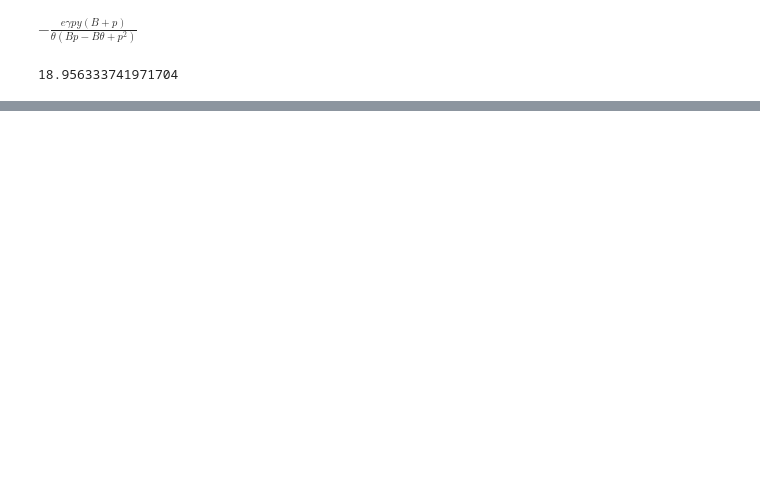
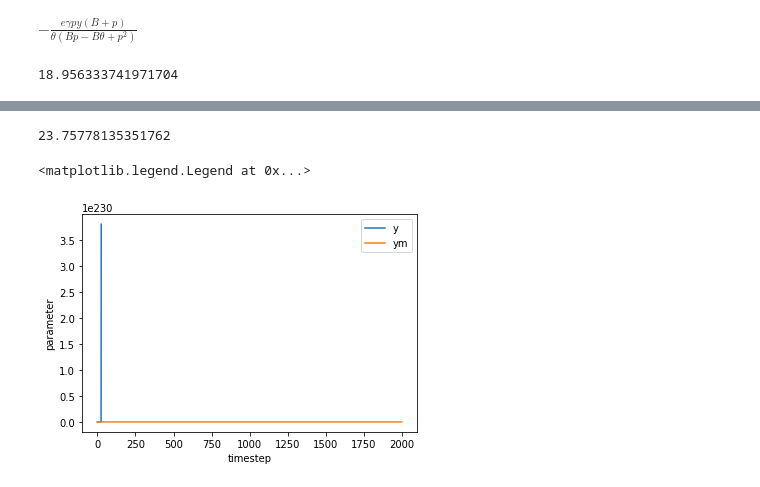
Before and after one commit to derekboase/ELG7113, a Jupyter notebook: system_models/alfa_model/alfa system model.ipynb, the cells around one changed output, grey strips where cells are left out. Cells and saved outputs as stored; diff of their text form; code cells hidden in the pictures; blank space fills up the shorter version.

```diff
--- a/system_models/alfa_model/alfa system model.ipynb
+++ b/system_models/alfa_model/alfa system model.ipynb
@@ -62,3 +88,7 @@ B
+# %%
+B
+# %% [output]
+23.75778135351762
 # %%
 #from dynamics of system, all units SI
 #rho in kg/m^3
@@ -67,17 +97,16 @@ g = 9.8
 m = 0.01
 rho = 1.225
 Vb = (4/3)*np.pi*(radius**3)
-v_eq = 1
+v_eq=0.7979
 B = 2*g*(m-rho*Vb)/(m*v_eq)
 
-#model variables OMEGA and ZETA
-#OMEGA can be set to whatever
-#if model following B = ZETA
-OMEGA = 1
-ZETA = B
+OMEGA = 2.437
+ZETA = 1
 
 #duration of timestep
+maxt = 200
 ts = 0.1
+n_steps = int(maxt/ts)
 
 #adaptation gain
 GAMMA = 1
@@ -86,18 +115,19 @@ def MRAS_Control(theta_i, theta_p1_i, theta_p2_i,
                 u_i, uc_i, y_i, y_p1_i, y_p2_i,
                 ym_i, ym_p1_i):
 
-    u_o = theta_i*(y_i-uc_i)
 
-    ym_p2_o = OMEGA*uc_i - ZETA*ym_p1_i - OMEGA*ym_i
+    ym_p2_o = (OMEGA**2)*uc_i - 2*ZETA*OMEGA*ym_p1_i - (OMEGA**2)*ym_i
     ym_p1_o = ym_p1_i + ts*ym_p2_o
     ym_o = ym_i + ts*ym_p1_o
 
     error = y_i - ym_o
 
-    theta_p3_o = -(GAMMA*error/theta_i)*(B*y_p1_i+y_p2_i) - B*theta_p2_i + B*theta_i*theta_p1_i
+    #theta_p3_o = -(GAMMA*error/theta_i)*(B*y_p1_i+y_p2_i) - B*theta_p2_i + B*theta_i*theta_p1_i
+    theta_p3_o = -(error*GAMMA/OMEGA**2)*((B**2)*y_p1_i+B*y_p2_i) - B*theta_p2_i - (OMEGA**2)*theta_p1_i
     theta_p2_o = theta_p2_i + ts*theta_p3_o
     theta_p1_o = theta_p1_i + ts*theta_p2_o
     theta_o = theta_i + ts*theta_p1_o
+    u_o = theta_i*(y_i-uc_i)
 
     result_dict = {
                    "ym_p1": ym_p1_o,
@@ -109,47 +139,89 @@ def MRAS_Control(theta_i, theta_p1_i, theta_p2_i,
                   }
     return result_dict
 
+def system_sim(y_p1_i,y_i,u_i):
+    y_p2_o = B*u_i - B*y_p1_i
+
+    y_p1_o = y_p1_i + ts*y_p2_o
+
+    y_o = y_p1_i + ts*y_p1_o
+
+
+    system_dict = {"y_p2":y_p2_o,
+                "y_p1": y_p1_o,
+                  "y": y_o}
+
+    return system_dict
+
 #initial conditions
-theta_i = 0.1
+theta_i = -OMEGA/B
 theta_p1_i = 0
 theta_p2_i = 0
 u_i = 0
 ym_i = 0
 ym_p1_i = 0
+
 #y_i, y_p1_i and y_p2_i are measured
+y_i = 0
+y_p1_i = 0
+y_p2_i = 0
 
 #control input
-uc_i = 0.5
+uc_i = 1
+
+#lists to plot
+y_list = []
+ym_list = []
+u_list = []
+tc= []
+error_list = []
 
 #main loop
 test_val = True
-while test_val == True:
+for i in range(n_steps):
     #these would be measured from the system
-    y_i = 0
-    y_p1_i = 0
-    y_p2_i = 0
+    system_values = system_sim(y_p1_i,y_i,u_i)
+    y_i = system_values["y"]
+    y_p1_i = system_values["y_p1"]
+    y_p2_i = system_values["y_p2"]
 
     MRAS_Values = MRAS_Control(theta_i, theta_p1_i, theta_p2_i,
                 u_i, uc_i, y_i, y_p1_i, y_p2_i,
                 ym_i, ym_p1_i)
 
     #overrite initial condititions in next time step
     theta_i = MRAS_Values["theta"]
     theta_p1_i = MRAS_Values["theta_p1"]
     theta_p2_i = MRAS_Values["theta_p2"]
     u_i = MRAS_Values["u_o"]
     ym_i = MRAS_Values["ym"]
     ym_p1_i = MRAS_Values["ym_p1"]
 
     #u_i = required fan speed
     #duty cycle from fan characterisation
     target_duty_cycle = (u_i+0.22988)/0.00482
 
     #insert code here to pass target_duty_cylce
     #into whatever function takes it
     #fan function / control here
 
-    test_val= False
+    y_list.append(y_i)
+    u_list.append(u_i)
+    ym_list.append(ym_i)
+    error_list.append(y_i-ym_i)
+    tc.append(i)
+    i = i+1
+start_idx = 0
+end_idx = int(maxt/ts)
+plt.plot(tc[start_idx:end_idx], y_list[start_idx:end_idx], label = "y")
+plt.plot(tc[start_idx:end_idx], ym_list[start_idx:end_idx], label = "ym")
+#plt.plot(tc[start_idx:end_idx], error_list[start_idx:end_idx], label = "y - ym")
+plt.xlabel("timestep")
+plt.ylabel("parameter")
+plt.legend()
+# %% [output]
+<matplotlib.legend.Legend at 0x...>
+[figure, added]
 # %%
 #params
 #from MRAS example
```
Also changed, not shown: parts of 10 cells of this notebook, 5 other files.
